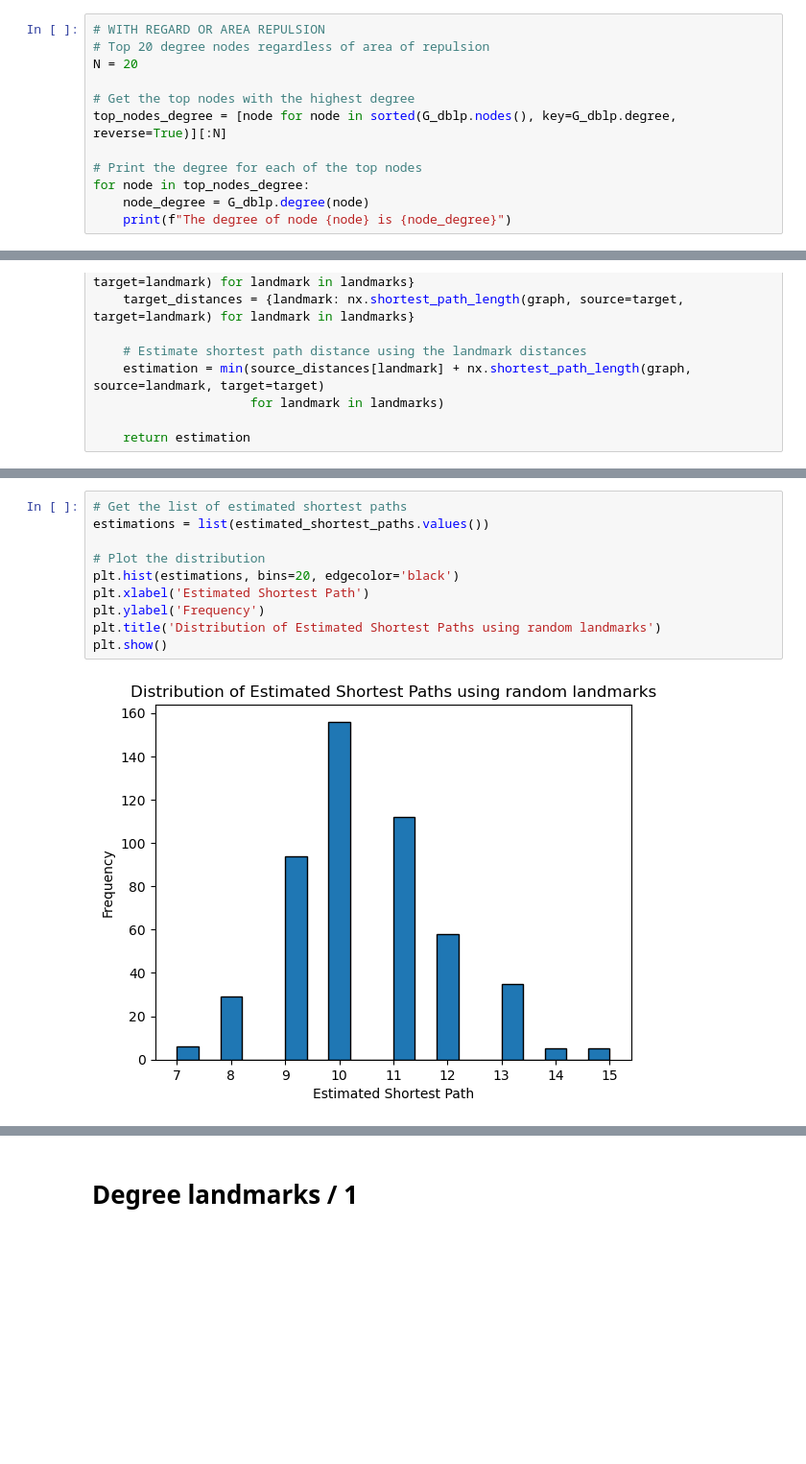
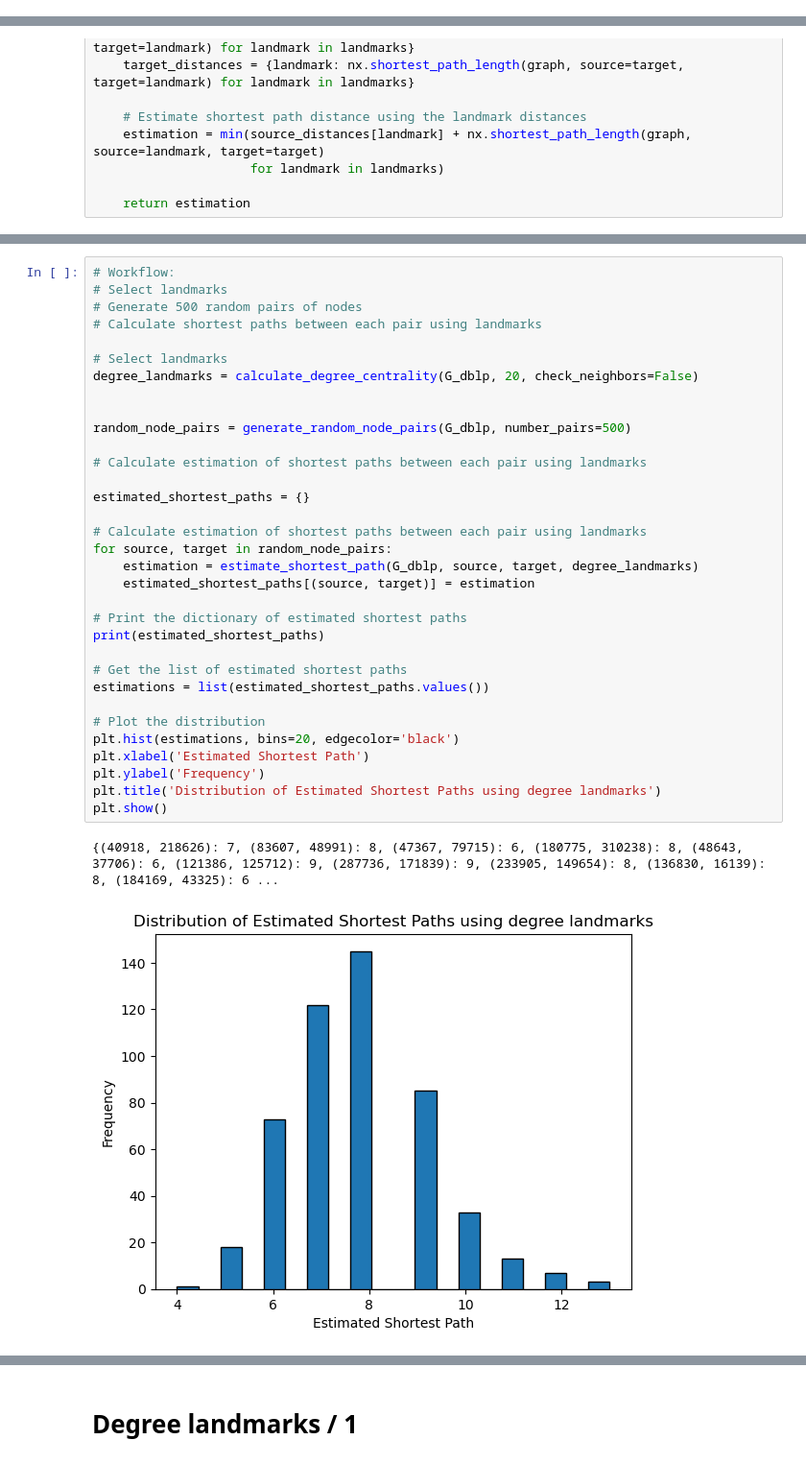
Before and after one commit to vanbuncha/snacs, a Jupyter notebook: project/shortest_path_est.ipynb, the cells around one changed output, grey strips where cells are left out. Shown at 96% size. Saved outputs shown, nothing was run; the diff lists cells and outputs as text; blank space fills up the shorter version.

Commit message:
partition estimation of short path

```diff
--- a/project/shortest_path_est.ipynb
+++ b/project/shortest_path_est.ipynb
@@ -60,15 +62,3 @@ def generate_rng_landmark_list(graph, num_landmarks=20):
     return landmark_list
 # %% [markdown]
 ## Calculating each node's degree
-# %%
-# WITH REGARD OR AREA REPULSION
-# Top 20 degree nodes regardless of area of repulsion
-N = 20
-
-# Get the top nodes with the highest degree
-top_nodes_degree = [node for node in sorted(G_dblp.nodes(), key=G_dblp.degree, reverse=True)][:N]
-
-# Print the degree for each of the top nodes
-for node in top_nodes_degree:
-    node_degree = G_dblp.degree(node)
-    print(f"The degree of node {node} is {node_degree}")
@@ -521,12 +531,36 @@ print(estimated_shortest_paths)
 # %%
+# Workflow:
+# Select landmarks
+# Generate 500 random pairs of nodes
+# Calculate shortest paths between each pair using landmarks
+
+# Select landmarks
+degree_landmarks = calculate_degree_centrality(G_dblp, 20, check_neighbors=False)
+
+
+random_node_pairs = generate_random_node_pairs(G_dblp, number_pairs=500)
+
+# Calculate estimation of shortest paths between each pair using landmarks
+
+estimated_shortest_paths = {}
+
+# Calculate estimation of shortest paths between each pair using landmarks
+for source, target in random_node_pairs:
+    estimation = estimate_shortest_path(G_dblp, source, target, degree_landmarks)
+    estimated_shortest_paths[(source, target)] = estimation
+
+# Print the dictionary of estimated shortest paths
+print(estimated_shortest_paths)
+
 # Get the list of estimated shortest paths
 estimations = list(estimated_shortest_paths.values())
 
 # Plot the distribution
 plt.hist(estimations, bins=20, edgecolor='black')
 plt.xlabel('Estimated Shortest Path')
 plt.ylabel('Frequency')
-plt.title('Distribution of Estimated Shortest Paths using random landmarks')
+plt.title('Distribution of Estimated Shortest Paths using degree landmarks')
 plt.show()
 # %% [output]
+{(40918, 218626): 7, (83607, 48991): 8, (47367, 79715): 6, (180775, 310238): 8, (48643, 37706): 6, (121386, 125712): 9, (287736, 171839): 9, (233905, 149654): 8, (136830, 16139): 8, (184169, 43325): 6 ...
-[figure, old version]
+[figure, new version]
```
Also changed, not shown: parts of 29 cells of this notebook, 1 other file.
